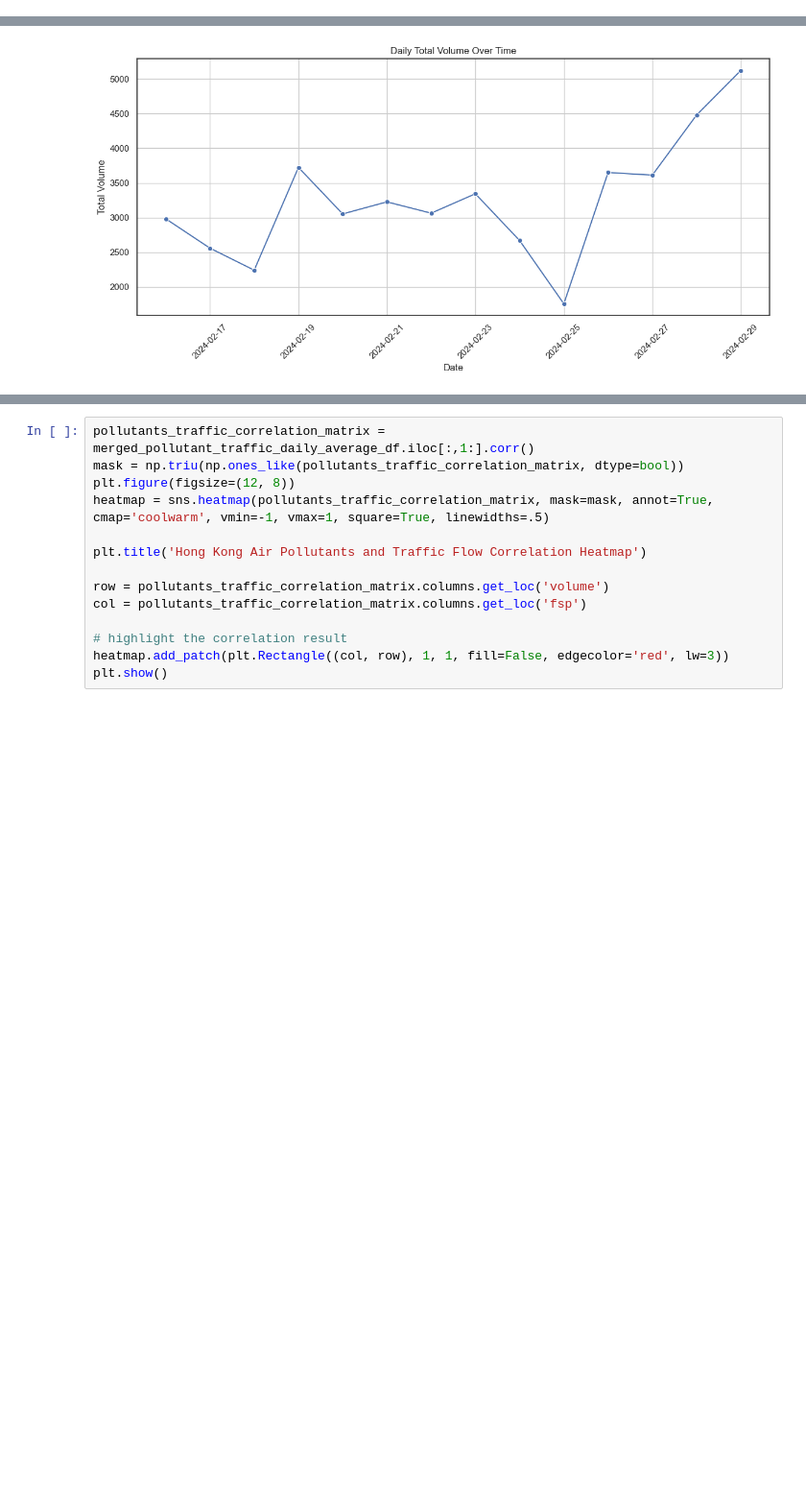
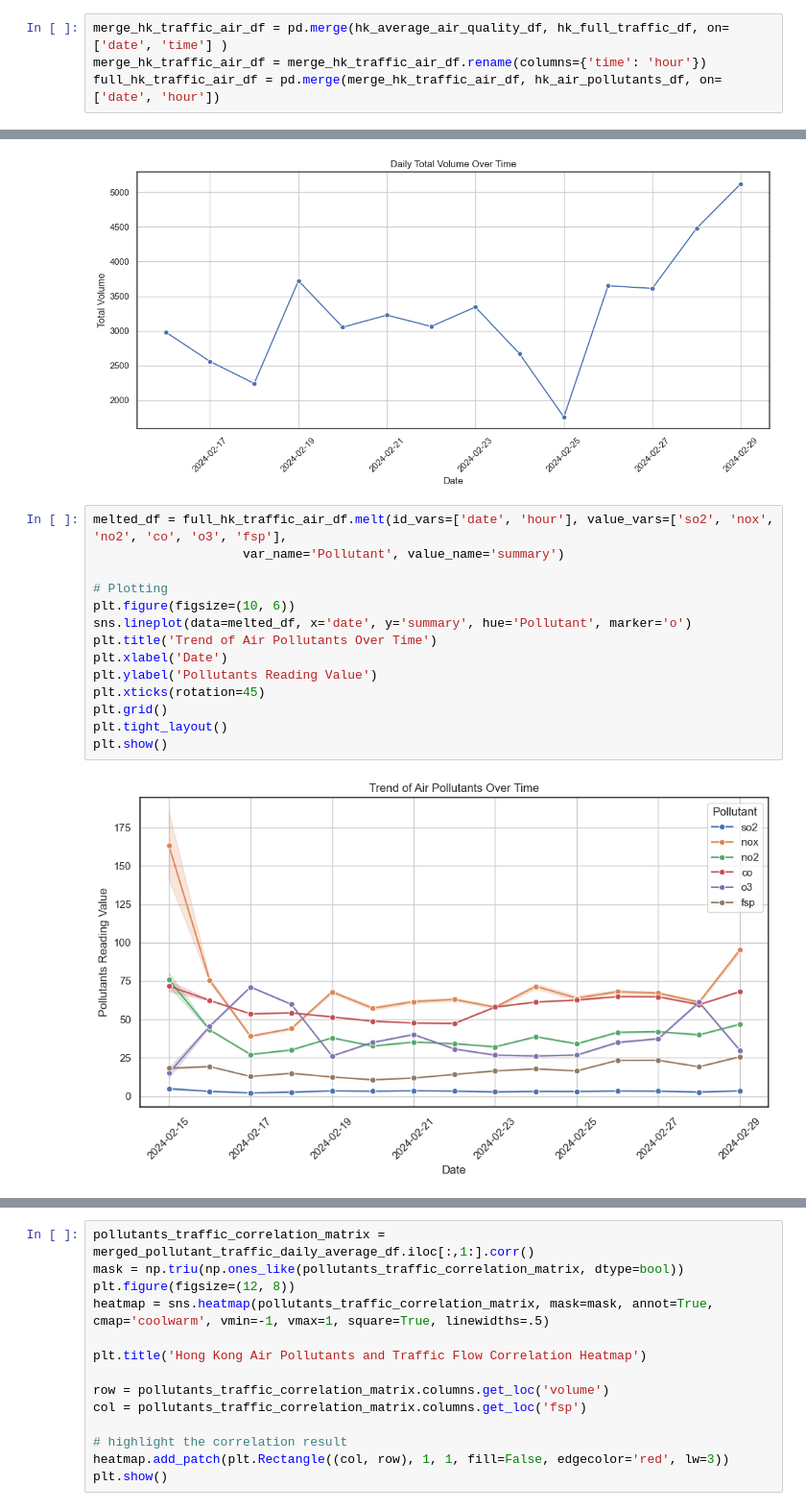
Before and after one commit to linxianying/G12_GuidedProject, a Jupyter notebook: traffic_air_sg.ipynb, the cells around one changed output, grey strips where cells are left out. Shown at 96% size. Cells and saved outputs as stored; diff of their text form; blank space fills up the shorter version.

Commit message:
added EDA for air pollutants

```diff
--- a/traffic_air_sg.ipynb
+++ b/traffic_air_sg.ipynb
@@ -1740,3 +1740,7 @@ DataFrame before Min-Max Scaling (Normalisation):
 2024-02-27 0.805660 0.486843 0.670294 0.834203 0.233631 0.779546 0.355109   0.749479 0.706652
 2024-02-28 0.379402 0.367030 0.612426 0.597292 0.788312 0.552113 0.285570   0.834318 0.832903
 2024-02-29 0.949972 1.000000 1.000000 1.000000 0.108042 1.000000 0.413800   0.589045 0.762918
+# %%
+merge_hk_traffic_air_df = pd.merge(hk_average_air_quality_df, hk_full_traffic_df, on=['date', 'time'] )
+merge_hk_traffic_air_df = merge_hk_traffic_air_df.rename(columns={'time': 'hour'})
+full_hk_traffic_air_df = pd.merge(merge_hk_traffic_air_df, hk_air_pollutants_df, on=['date', 'hour'])
@@ -1776,4 +1793,20 @@ plt.show()
 Date with the largest volume:
 Date: 2024-02-16 00:00:00, Volume: 17, Detector ID: AID20060
 [figure]
+# %%
+melted_df = full_hk_traffic_air_df.melt(id_vars=['date', 'hour'], value_vars=['so2', 'nox', 'no2', 'co', 'o3', 'fsp'],
+                    var_name='Pollutant', value_name='summary')
+
+# Plotting
+plt.figure(figsize=(10, 6))
+sns.lineplot(data=melted_df, x='date', y='summary', hue='Pollutant', marker='o')
+plt.title('Trend of Air Pollutants Over Time')
+plt.xlabel('Date')
+plt.ylabel('Pollutants Reading Value')
+plt.xticks(rotation=45)
+plt.grid()
+plt.tight_layout()
+plt.show()
+# %% [output]
+[figure, added]
 # %% [markdown]
```
Also changed, not shown: parts of 12 cells of this notebook.
